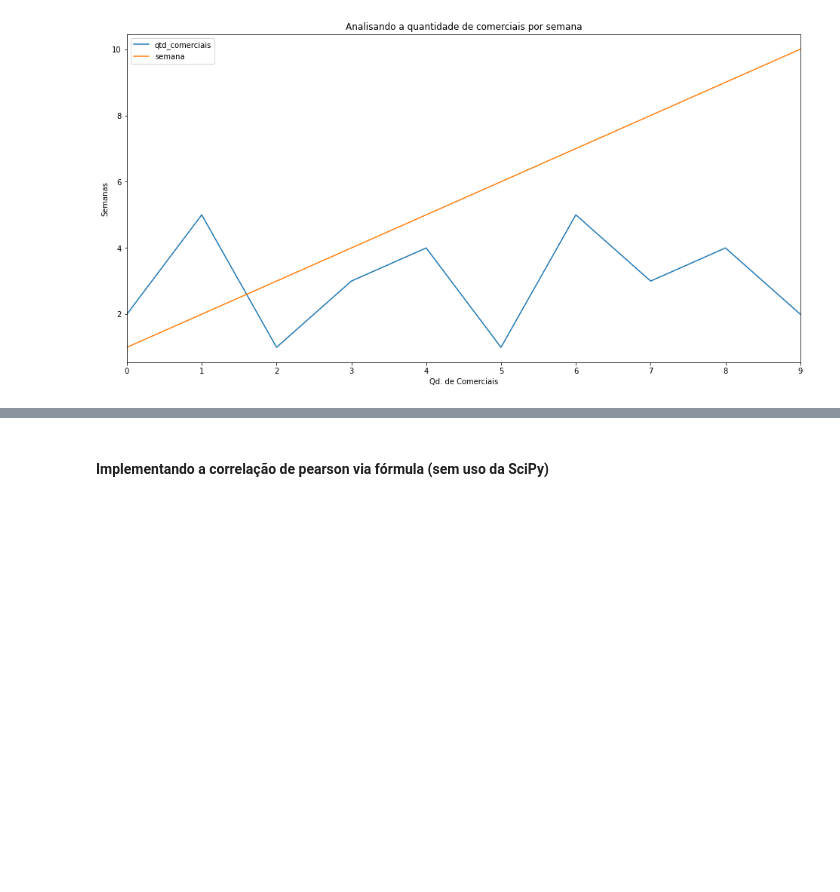
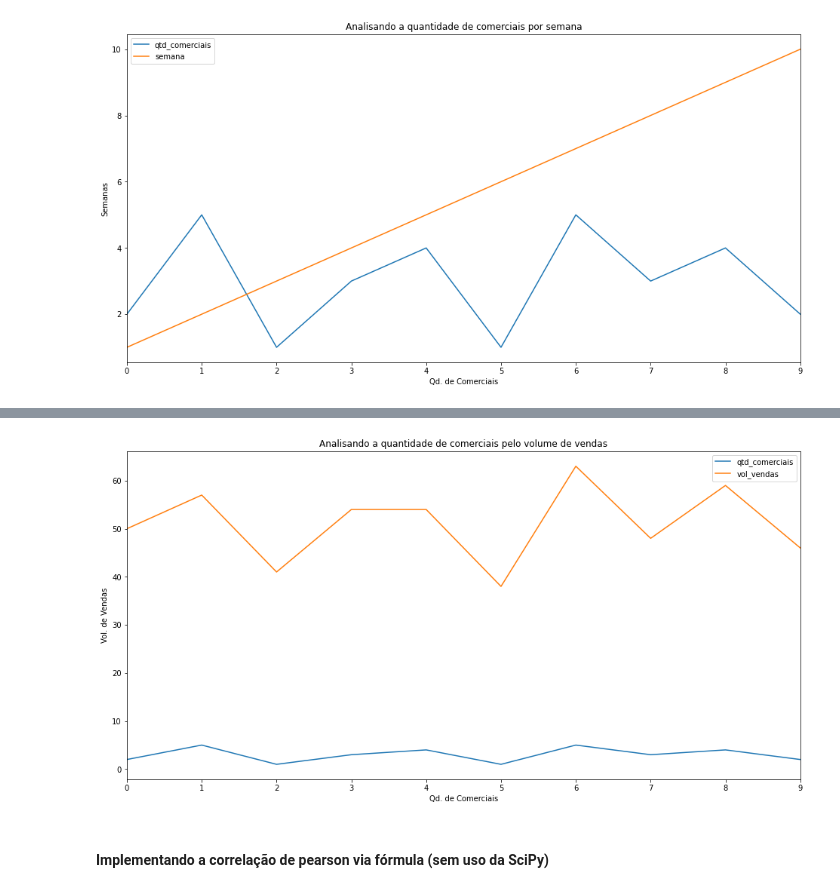
Before and after one commit to vhnegrisoli/materiais-pos-graduacao, a Jupyter notebook: 09 - Modelos Estatísticos/01 - Unidade 2 - Correlação, Regressão Linear Simples e Múltipla.ipynb, the cells around one changed output, grey strips where cells are left out. Drawn from its saved outputs; the diff is of its cells as text; code cells hidden in the pictures; blank space fills up the shorter version.

```diff
--- a/09 - Modelos Estatísticos/01 - Unidade 2 - Correlação, Regressão Linear Simples e Múltipla.ipynb
+++ b/09 - Modelos Estatísticos/01 - Unidade 2 - Correlação, Regressão Linear Simples e Múltipla.ipynb
@@ -71 +76,6 @@ configurar_plot('Analisando a quantidade de comerciais por semana', 'Qd. de Come
+# %%
+dados[['qtd_comerciais', 'vol_vendas']].plot(kind='line')
+configurar_plot('Analisando a quantidade de comerciais pelo volume de vendas', 'Qd. de Comerciais', 'Vol. de Vendas')
+# %% [output]
+[figure, added]
 # %% [markdown]
```
Also changed, not shown: parts of 19 cells of this notebook, 1 other file.
